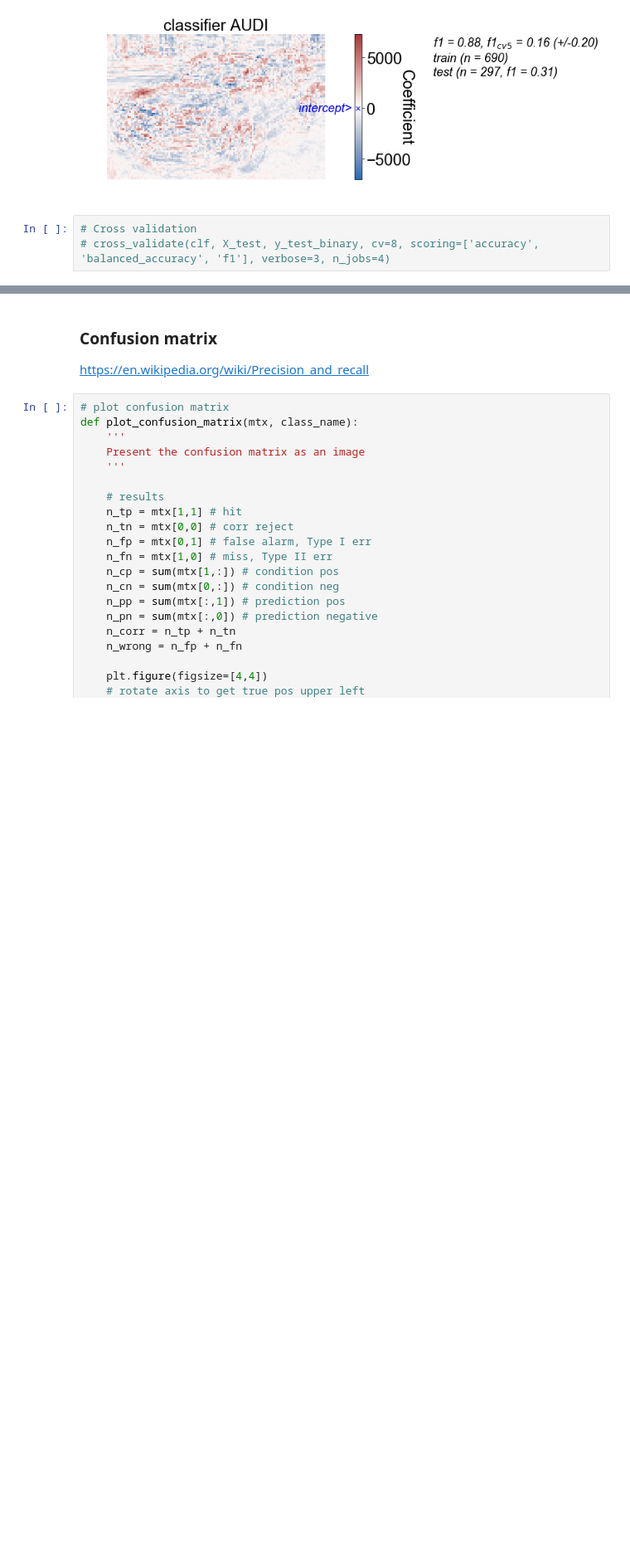
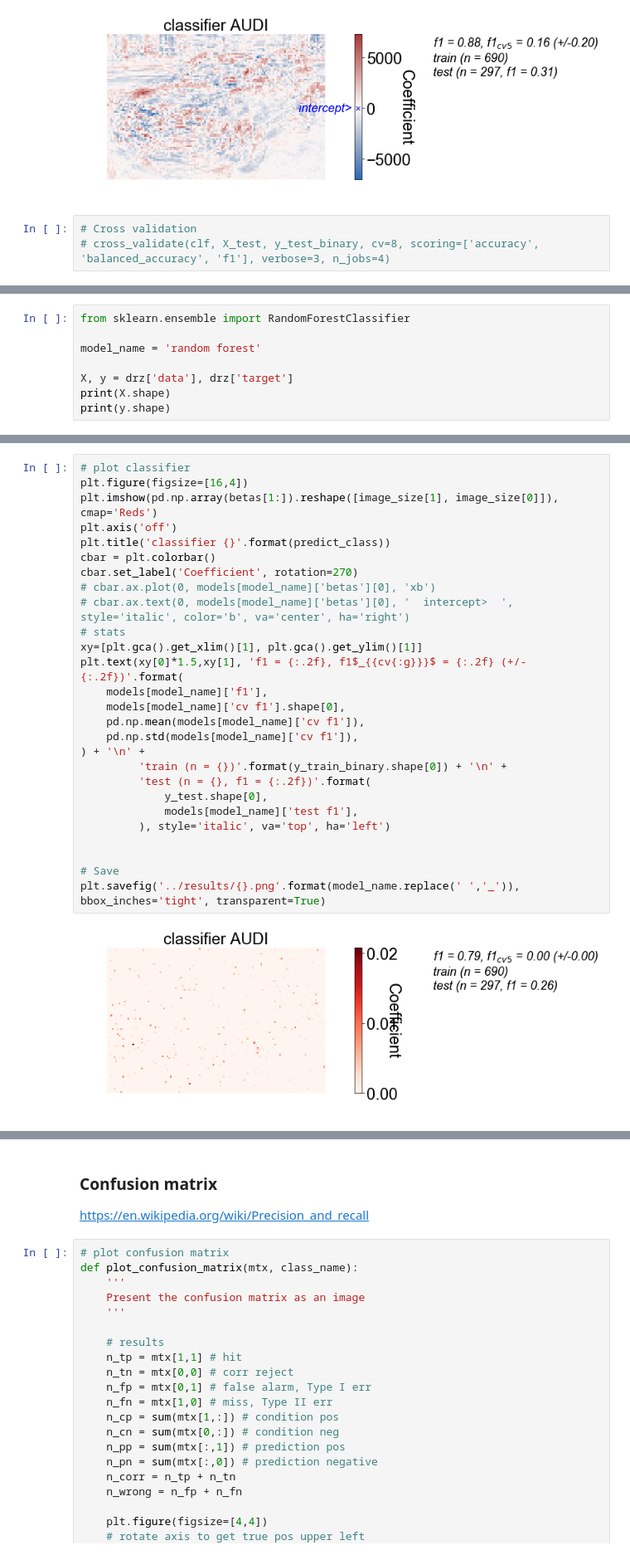
Before and after one commit to r5atom/Saturday-Datascience, a Jupyter notebook: code/classify-pictures.ipynb, the cells around one changed output, grey strips where cells are left out. Shown at 83% size. Saved outputs shown, nothing was run; the diff lists cells and outputs as text; blank space fills up the shorter version.

```diff
--- a/code/classify-pictures.ipynb
+++ b/code/classify-pictures.ipynb
@@ -347,0 +352,8 @@ plt.savefig('../results/{}.png'.format(model_name.replace(' ','_')), bbox_inches
+# %%
+from sklearn.ensemble import RandomForestClassifier
+
+model_name = 'random forest'
+
+X, y = drz['data'], drz['target']
+print(X.shape)
+print(y.shape)
@@ -348 +449,30 @@ plt.savefig('../results/{}.png'.format(model_name.replace(' ','_')), bbox_inches
+# %%
+# plot classifier
+plt.figure(figsize=[16,4])
+plt.imshow(pd.np.array(betas[1:]).reshape([image_size[1], image_size[0]]), cmap='Reds')
+plt.axis('off')
+plt.title('classifier {}'.format(predict_class))
+cbar = plt.colorbar()
+cbar.set_label('Coefficient', rotation=270)
+# cbar.ax.plot(0, models[model_name]['betas'][0], 'xb')
+# cbar.ax.text(0, models[model_name]['betas'][0], '  intercept>  ', style='italic', color='b', va='center', ha='right')
+# stats
+xy=[plt.gca().get_xlim()[1], plt.gca().get_ylim()[1]]
+plt.text(xy[0]*1.5,xy[1], 'f1 = {:.2f}, f1$_{{cv{:g}}}$ = {:.2f} (+/-{:.2f})'.format(
+    models[model_name]['f1'],
+    models[model_name]['cv f1'].shape[0],
+    pd.np.mean(models[model_name]['cv f1']),
+    pd.np.std(models[model_name]['cv f1']),
+) + '\n' +
+         'train (n = {})'.format(y_train_binary.shape[0]) + '\n' +
+         'test (n = {}, f1 = {:.2f})'.format(
+             y_test.shape[0],
+             models[model_name]['test f1'],
+         ), style='italic', va='top', ha='left')
+
+
+# Save
+plt.savefig('../results/{}.png'.format(model_name.replace(' ','_')), bbox_inches='tight', transparent=True)
+# %% [output]
+[figure, added]
 # %% [markdown]
```
Also changed, not shown: parts of 10 cells of this notebook, 2 other files.
